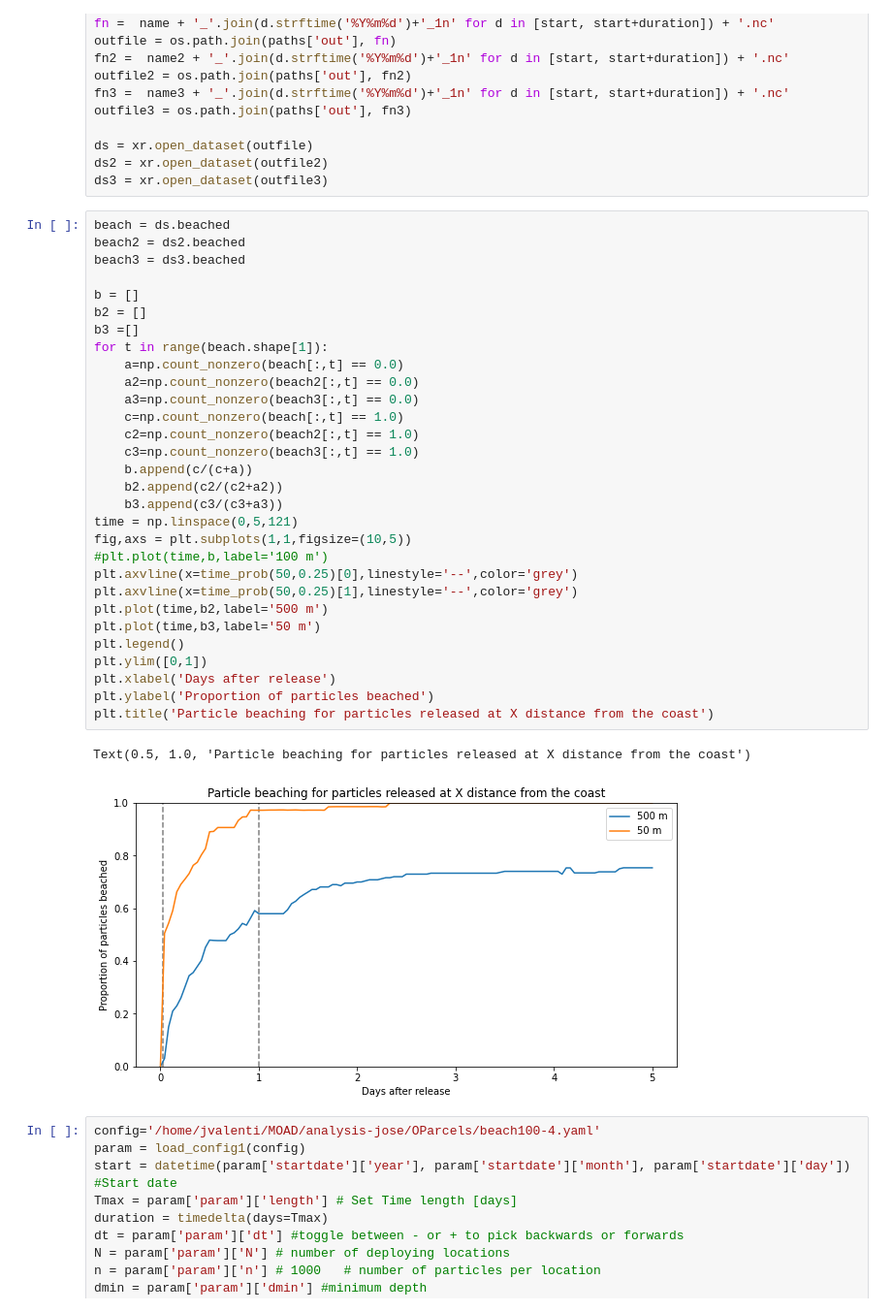
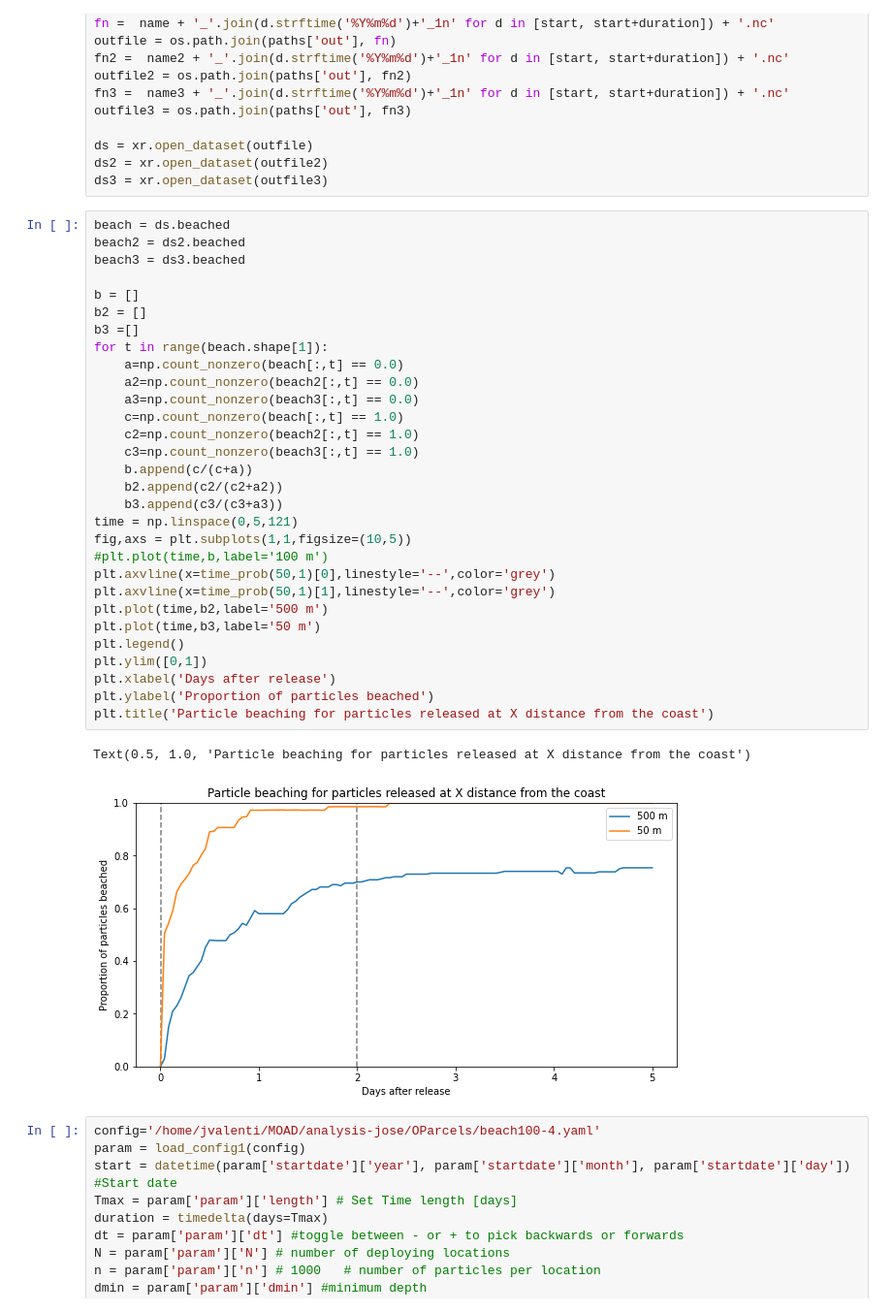
Before and after one commit to SalishSeaCast/analysis-jose, a Jupyter notebook: notebooks/parcels/Remote/Fibres/check_beach.ipynb, the cells around one changed output. Shown at 97% size. Drawn from its saved outputs; the diff is of its cells as text.

```diff
--- a/notebooks/parcels/Remote/Fibres/check_beach.ipynb
+++ b/notebooks/parcels/Remote/Fibres/check_beach.ipynb
@@ -190,36 +190,36 @@ ds3 = xr.open_dataset(outfile3)
 # %%
 beach = ds.beached
 beach2 = ds2.beached
 beach3 = ds3.beached
 
 b = []
 b2 = []
 b3 =[]
 for t in range(beach.shape[1]):
     a=np.count_nonzero(beach[:,t] == 0.0)
     a2=np.count_nonzero(beach2[:,t] == 0.0)
     a3=np.count_nonzero(beach3[:,t] == 0.0)
     c=np.count_nonzero(beach[:,t] == 1.0)
     c2=np.count_nonzero(beach2[:,t] == 1.0)
     c3=np.count_nonzero(beach3[:,t] == 1.0)
     b.append(c/(c+a))
     b2.append(c2/(c2+a2))
     b3.append(c3/(c3+a3))
 time = np.linspace(0,5,121)
 fig,axs = plt.subplots(1,1,figsize=(10,5))
 #plt.plot(time,b,label='100 m')
-plt.axvline(x=time_prob(50,0.25)[0],linestyle='--',color='grey')
-plt.axvline(x=time_prob(50,0.25)[1],linestyle='--',color='grey')
+plt.axvline(x=time_prob(50,1)[0],linestyle='--',color='grey')
+plt.axvline(x=time_prob(50,1)[1],linestyle='--',color='grey')
 plt.plot(time,b2,label='500 m')
 plt.plot(time,b3,label='50 m')
 plt.legend()
 plt.ylim([0,1])
 plt.xlabel('Days after release')
 plt.ylabel('Proportion of particles beached')
 plt.title('Particle beaching for particles released at X distance from the coast')
 # %% [output]
 Text(0.5, 1.0, 'Particle beaching for particles released at X distance from the coast')
-[figure, old version]
+[figure, new version]
 # %%
 config='/home/jvalenti/MOAD/analysis-jose/OParcels/beach100-4.yaml'
 param = load_config1(config)
```
